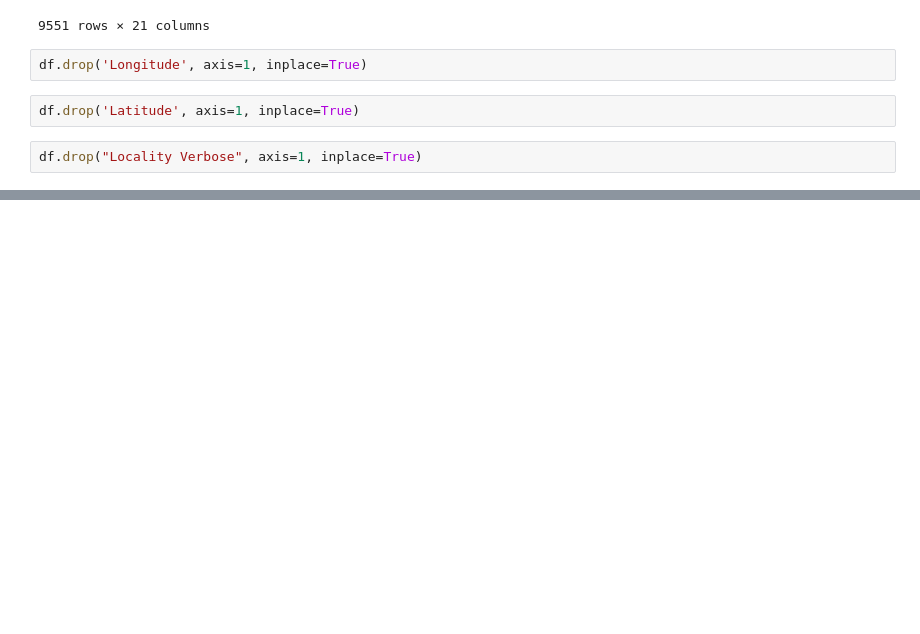
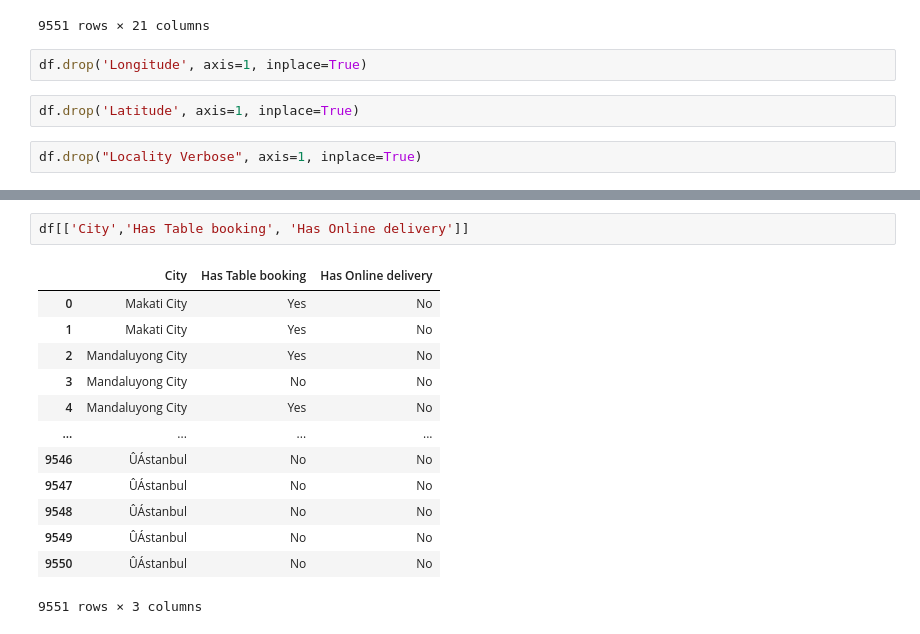
Before and after one commit to harshkumar53/python, a Jupyter notebook: pratice analysis/zomato.ipynb, the cells around one changed output, grey strips where cells are left out. Drawn from its saved outputs; the diff is of its cells as text; blank space fills up the shorter version.

```diff
--- a/pratice analysis/zomato.ipynb
+++ b/pratice analysis/zomato.ipynb
@@ -34,0 +161,16 @@ df.head()
+# %%
+df[['City','Has Table booking', 'Has Online delivery']]
+# %% [output]
+|  | City | Has Table booking | Has Online delivery |
+| 0 | Makati City | Yes | No |
+| 1 | Makati City | Yes | No |
+| 2 | Mandaluyong City | Yes | No |
+| 3 | Mandaluyong City | No | No |
+| 4 | Mandaluyong City | Yes | No |
+| ... | ... | ... | ... |
+| 9546 | ÛÁstanbul | No | No |
+| 9547 | ÛÁstanbul | No | No |
+| 9548 | ÛÁstanbul | No | No |
+| 9549 | ÛÁstanbul | No | No |
+| 9550 | ÛÁstanbul | No | No |
+9551 rows × 3 columns
```
Also changed, not shown: parts of 16 cells of this notebook, 19 other files.
